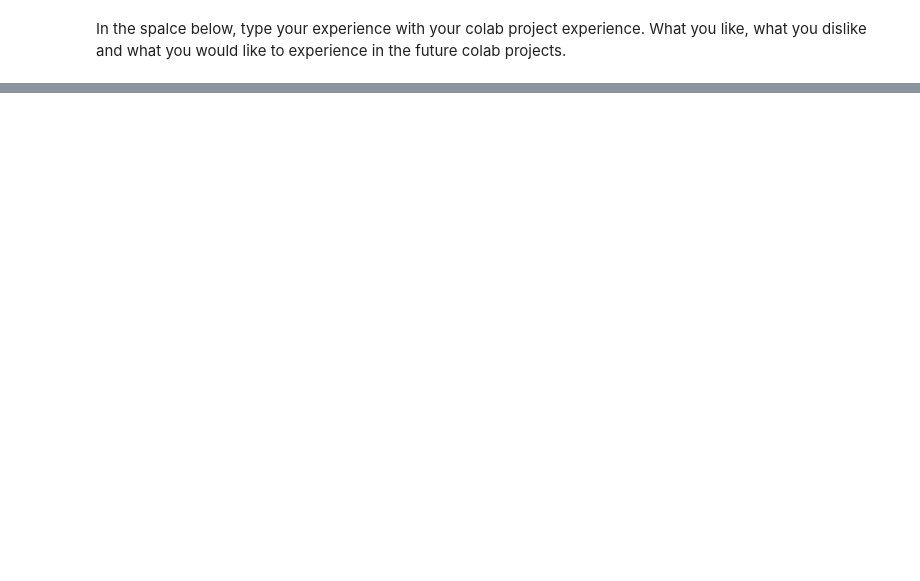
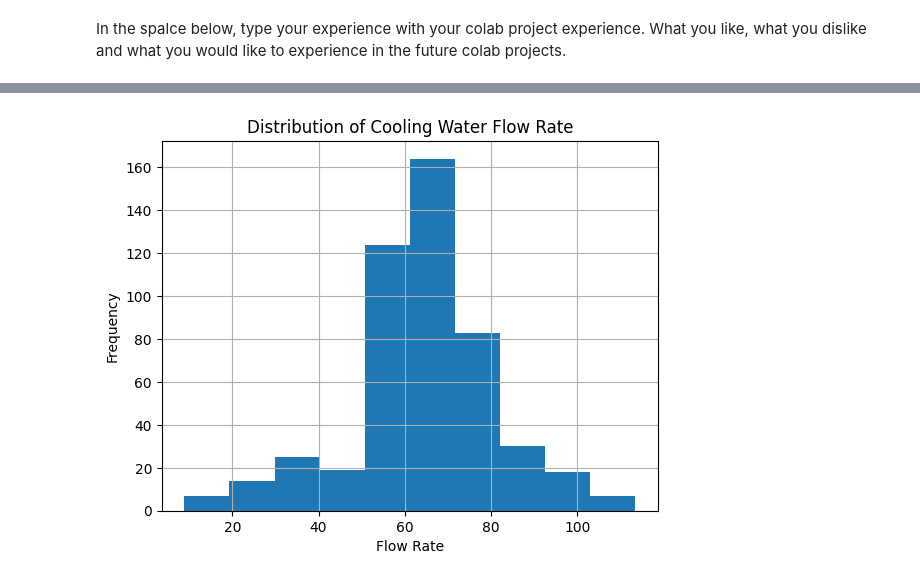
Before and after one commit to ncat-morrow/isen-project-1-ncat-engineers, a Jupyter notebook: ISEN_370_Project_1_Assignment.ipynb, the cells around one changed output, grey strips where cells are left out. Drawn from its saved outputs; the diff is of its cells as text; code cells hidden in the pictures; blank space fills up the shorter version.

```diff
--- a/ISEN_370_Project_1_Assignment.ipynb
+++ b/ISEN_370_Project_1_Assignment.ipynb
@@ -141,0 +152,8 @@ display(features.describe())
+# %%
+features['Cooling Water Flow Rate'].hist()
+plt.title('Distribution of Cooling Water Flow Rate')
+plt.xlabel('Flow Rate')
+plt.ylabel('Frequency')
+plt.show()
+# %% [output]
+[figure, added]
```
Also changed, not shown: parts of 7 cells of this notebook.
